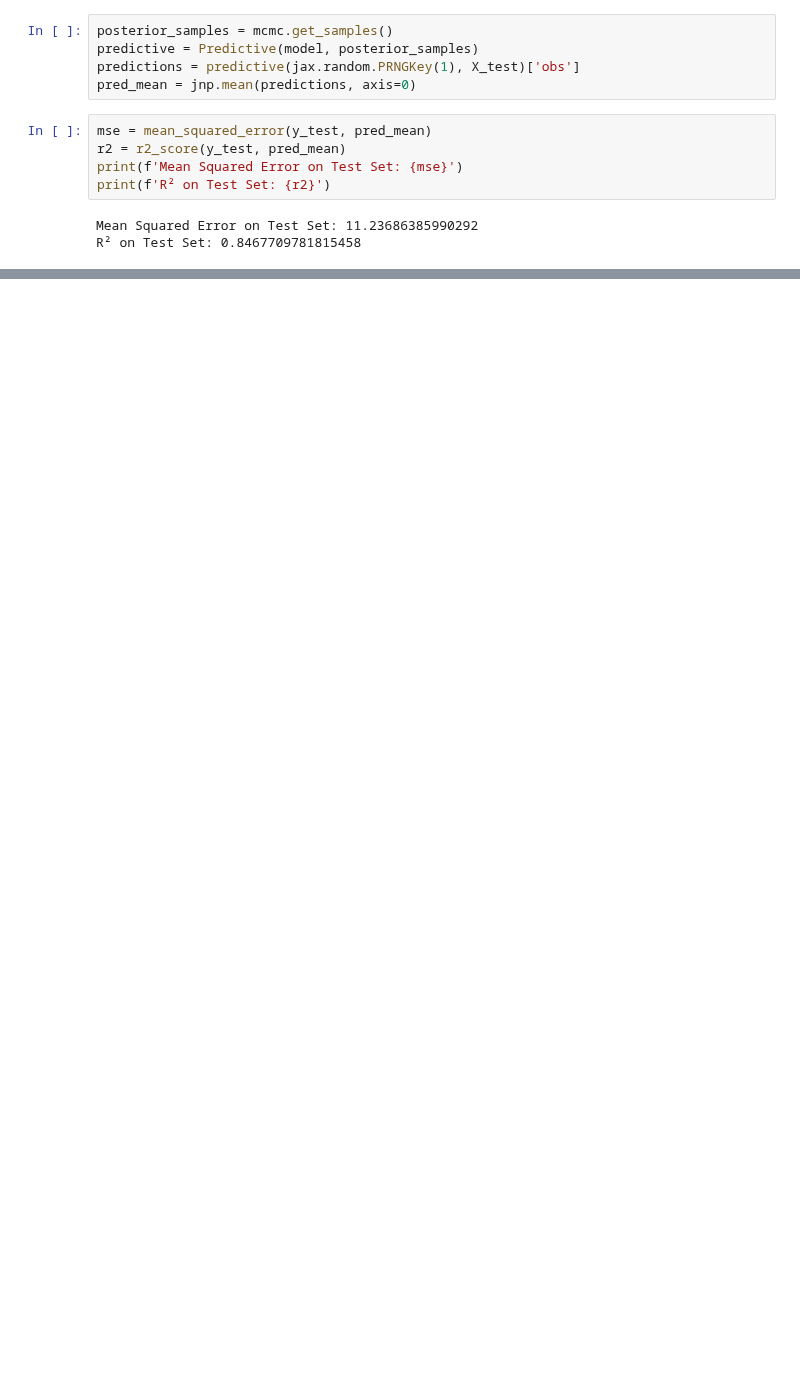
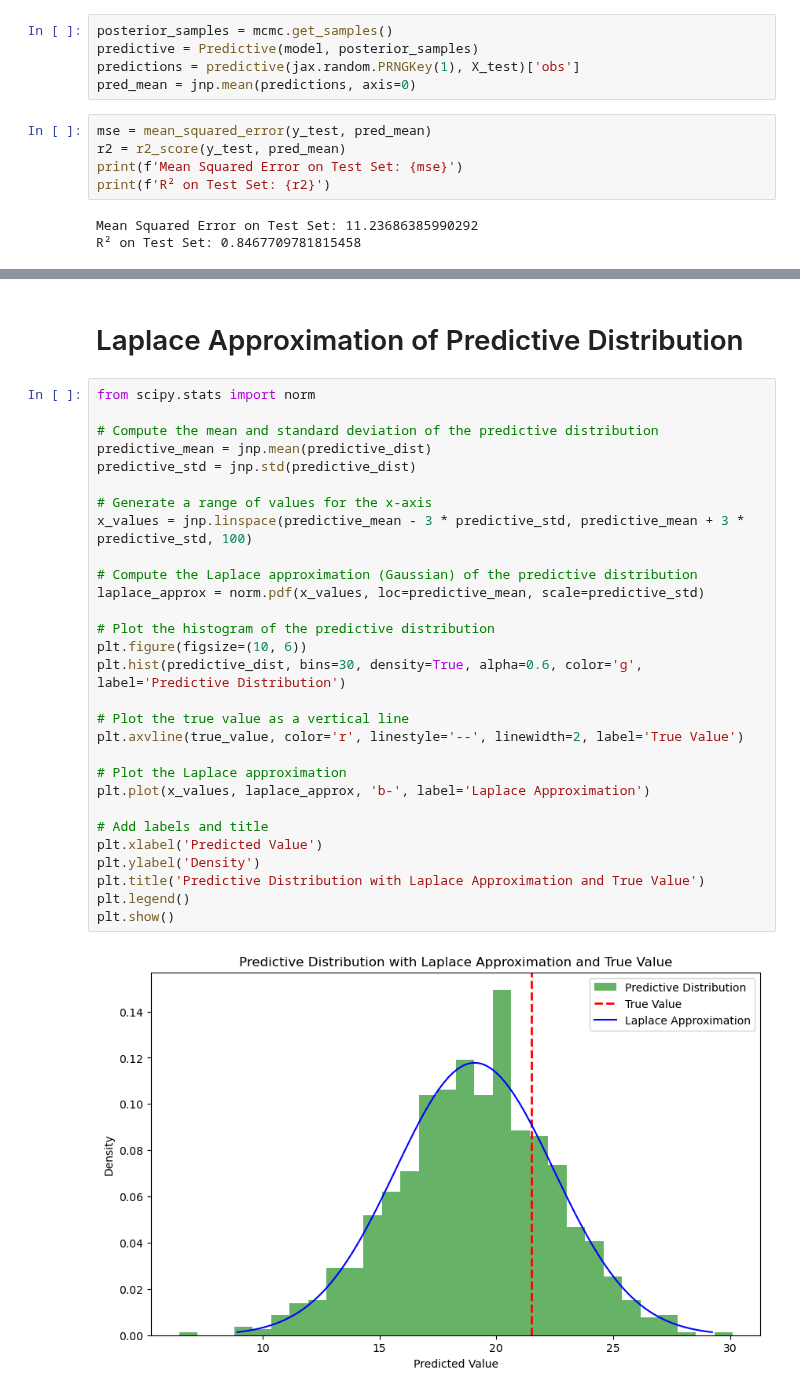
Before and after one commit to pablogarciarce/AdvReg, a Jupyter notebook: notebooks/horseshoe.ipynb, the cells around one changed output, grey strips where cells are left out. Cells and saved outputs as stored; diff of their text form; blank space fills up the shorter version.

```diff
--- a/notebooks/horseshoe.ipynb
+++ b/notebooks/horseshoe.ipynb
@@ -106,0 +132,33 @@ plt.show()
+# %% [markdown]
+# Laplace Approximation of Predictive Distribution
+# %%
+from scipy.stats import norm
+
+# Compute the mean and standard deviation of the predictive distribution
+predictive_mean = jnp.mean(predictive_dist)
+predictive_std = jnp.std(predictive_dist)
+
+# Generate a range of values for the x-axis
+x_values = jnp.linspace(predictive_mean - 3 * predictive_std, predictive_mean + 3 * predictive_std, 100)
+
+# Compute the Laplace approximation (Gaussian) of the predictive distribution
+laplace_approx = norm.pdf(x_values, loc=predictive_mean, scale=predictive_std)
+
+# Plot the histogram of the predictive distribution
+plt.figure(figsize=(10, 6))
+plt.hist(predictive_dist, bins=30, density=True, alpha=0.6, color='g', label='Predictive Distribution')
+
+# Plot the true value as a vertical line
+plt.axvline(true_value, color='r', linestyle='--', linewidth=2, label='True Value')
+
+# Plot the Laplace approximation
+plt.plot(x_values, laplace_approx, 'b-', label='Laplace Approximation')
+
+# Add labels and title
+plt.xlabel('Predicted Value')
+plt.ylabel('Density')
+plt.title('Predictive Distribution with Laplace Approximation and True Value')
+plt.legend()
+plt.show()
+# %% [output]
+[figure, added]
```
Also changed, not shown: parts of 6 cells of this notebook.
